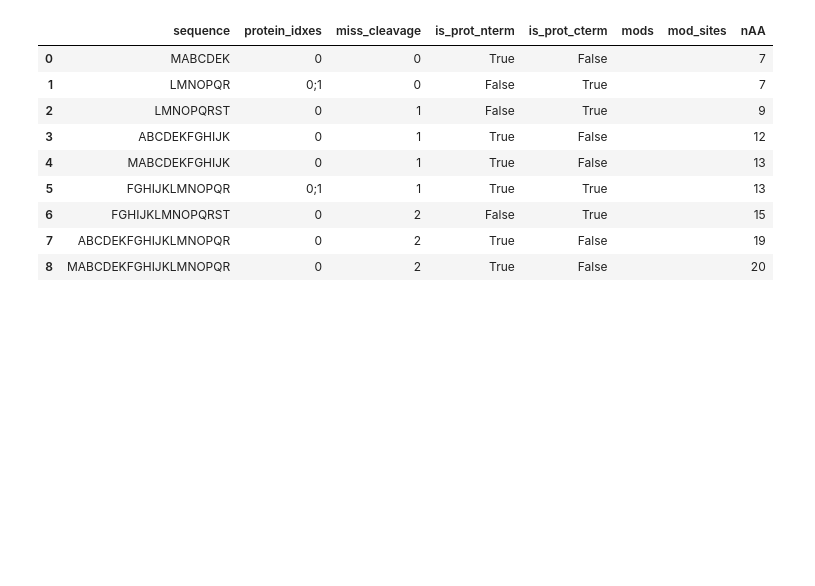
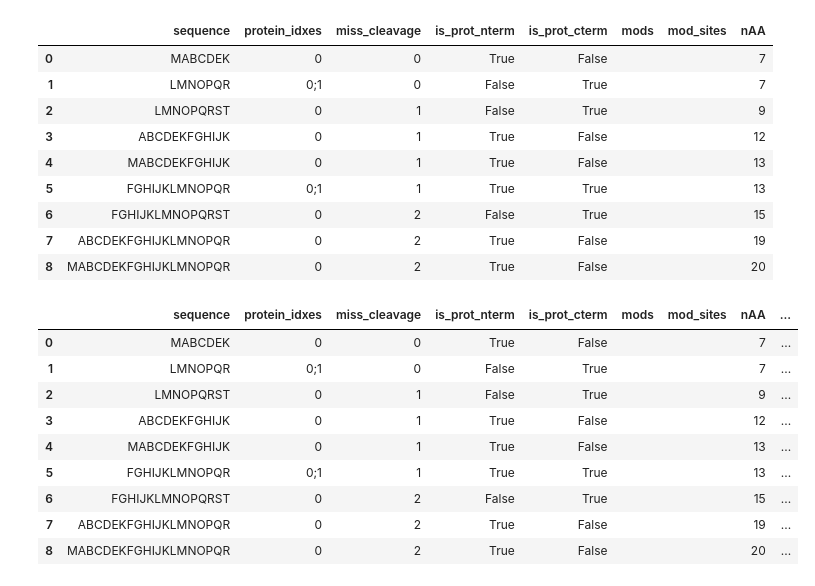
Before and after one commit to MannLabs/alphapeptdeep, a Jupyter notebook: nbdev_nbs/protein/fasta.ipynb, the cells around one changed output. Cells and saved outputs as stored; diff of their text form; code cells hidden in the pictures; blank space fills up the shorter version.

```diff
--- a/nbdev_nbs/protein/fasta.ipynb
+++ b/nbdev_nbs/protein/fasta.ipynb
@@ -933,6 +951,21 @@ _lib.precursor_df
 | 6 | FGHIJKLMNOPQRST | 0 | 2 | False | True |  |  | 15 |
 | 7 | ABCDEKFGHIJKLMNOPQR | 0 | 2 | True | False |  |  | 19 |
 | 8 | MABCDEKFGHIJKLMNOPQR | 0 | 2 | True | False |  |  | 20 |
+# %%
+_lib.append_protein_name()
+assert 'proteins' in _lib.precursor_df.columns
+_lib.precursor_df
+# %% [output]
+|  | sequence | protein_idxes | miss_cleavage | is_prot_nterm | is_prot_cterm | mods | mod_sites | nAA | ... |
+| 0 | MABCDEK | 0 | 0 | True | False |  |  | 7 | ... |
+| 1 | LMNOPQR | 0;1 | 0 | False | True |  |  | 7 | ... |
+| 2 | LMNOPQRST | 0 | 1 | False | True |  |  | 9 | ... |
+| 3 | ABCDEKFGHIJK | 0 | 1 | True | False |  |  | 12 | ... |
+| 4 | MABCDEKFGHIJK | 0 | 1 | True | False |  |  | 13 | ... |
+| 5 | FGHIJKLMNOPQR | 0;1 | 1 | True | True |  |  | 13 | ... |
+| 6 | FGHIJKLMNOPQRST | 0 | 2 | False | True |  |  | 15 | ... |
+| 7 | ABCDEKFGHIJKLMNOPQR | 0 | 2 | True | False |  |  | 19 | ... |
+| 8 | MABCDEKFGHIJKLMNOPQR | 0 | 2 | True | False |  |  | 20 | ... |
 # %%
 #hide
 for i in range(len(_lib.precursor_df)):
```
Also changed, not shown: parts of 5 cells of this notebook, 2 other files.
